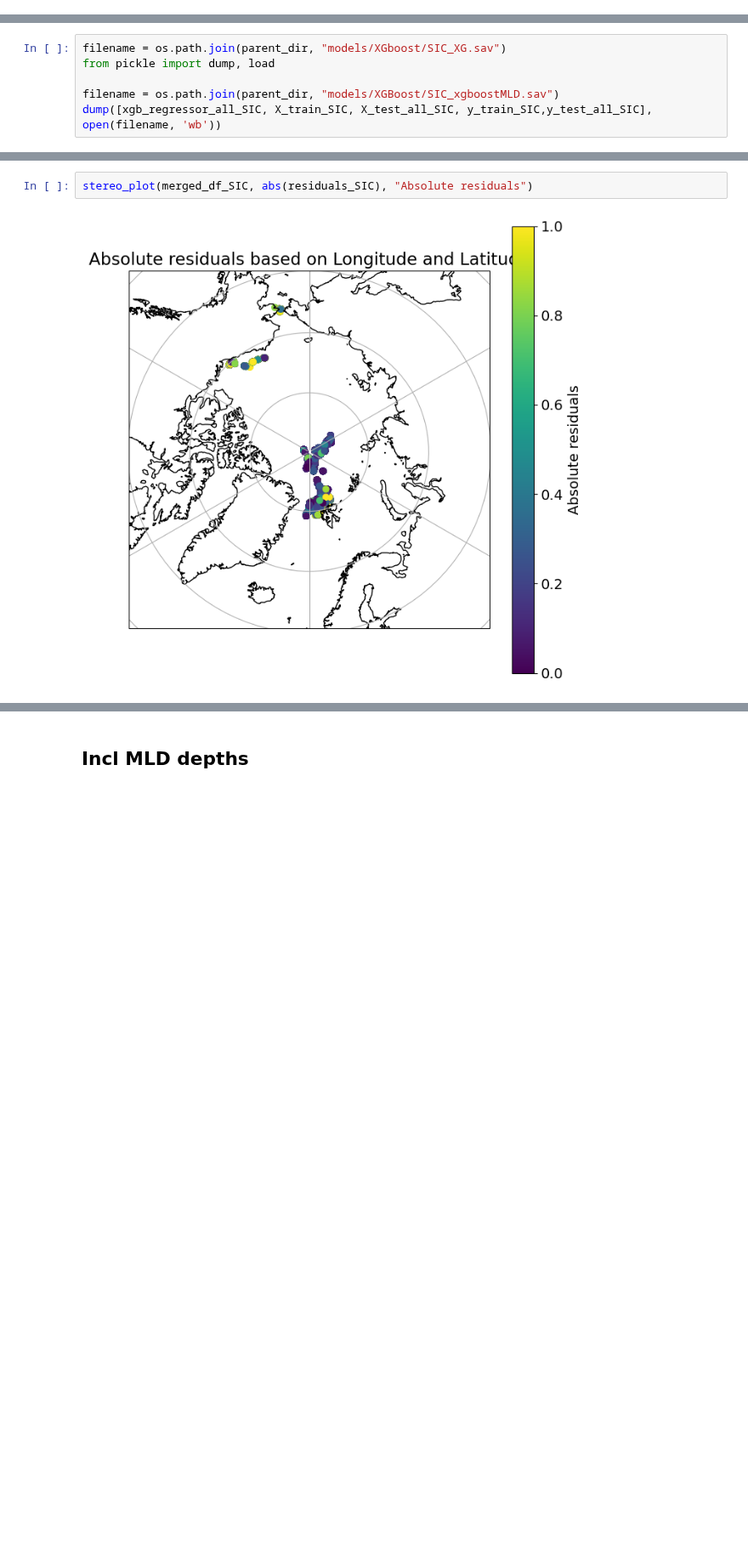
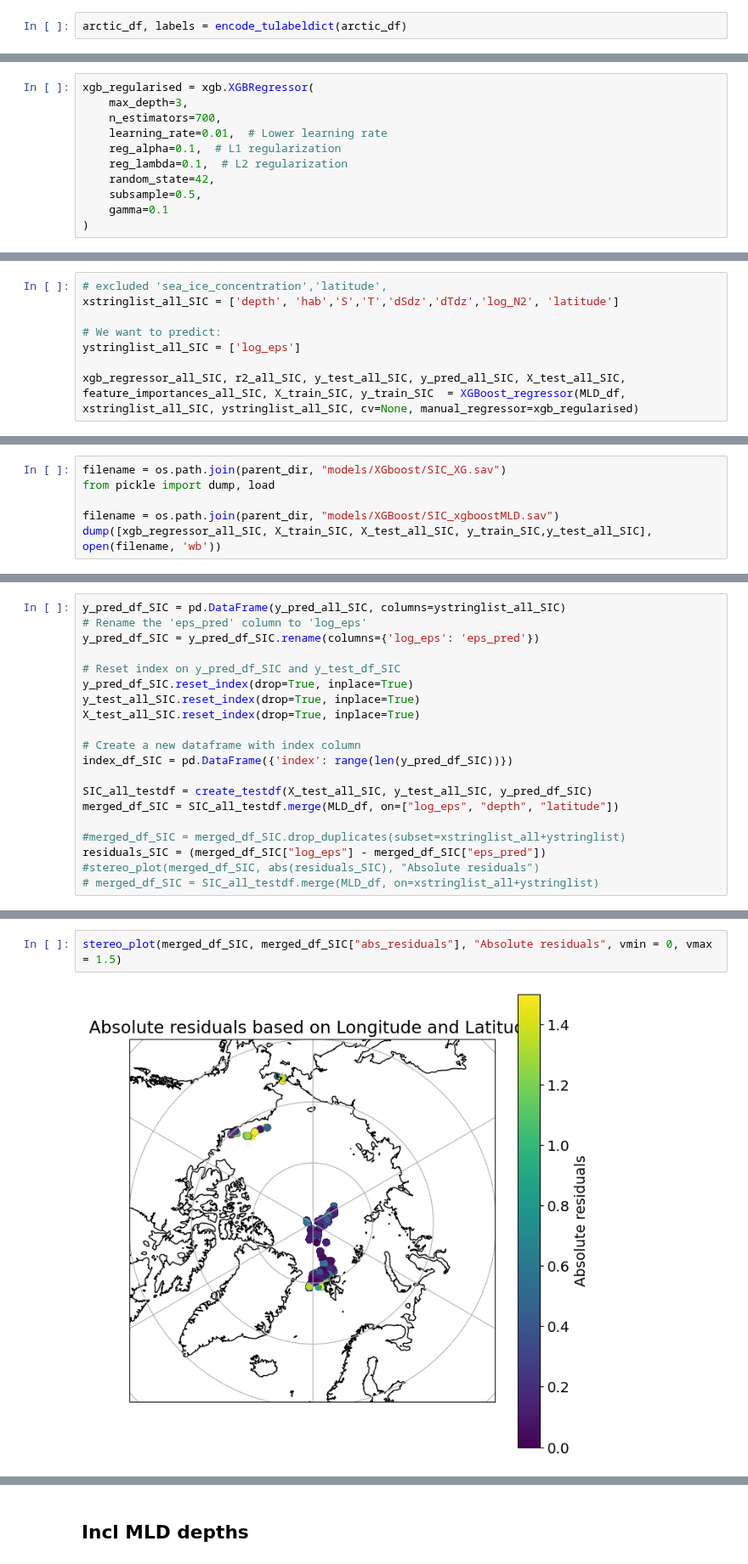
Before and after one commit to lisanneblok/ArcticTurbulence, a Jupyter notebook: notebooks/ML_models/arctic_xgboost.ipynb, the cells around one changed output, grey strips where cells are left out. Shown at 85% size. Cells and saved outputs as stored; diff of their text form; blank space fills up the shorter version.

```diff
--- a/notebooks/ML_models/arctic_xgboost.ipynb
+++ b/notebooks/ML_models/arctic_xgboost.ipynb
@@ -43,4 +46,6 @@ arctic_pkl = os.path.join(parent_dir, 'data/processed/ml_ready/1906_time.pkl')
 arctic_df = pd.read_pickle(arctic_pkl)
+# %%
+arctic_df, labels = encode_tulabeldict(arctic_df)
 # %%
 global_pkl = os.path.join(parent_dir, "data/processed/Mashayek2022/input_microstructure.pkl")
 global_df = pd.read_pickle(global_pkl)
@@ -55,0 +70,11 @@ MLD_df = arctic_df[arctic_df['depth'] >= arctic_df['MLDJ']]
+# %%
+xgb_regularised = xgb.XGBRegressor(
+    max_depth=3,
+    n_estimators=700,
+    learning_rate=0.01,  # Lower learning rate
+    reg_alpha=0.1,  # L1 regularization
+    reg_lambda=0.1,  # L2 regularization
+    random_state=42,
+    subsample=0.5,
+    gamma=0.1
+)
@@ -65,0 +202,8 @@ xgb_regressor_all_SIC, r2_all_SIC, y_test_all_SIC, y_pred_all_SIC, X_test_all_SI
+# %%
+# excluded 'sea_ice_concentration','latitude',
+xstringlist_all_SIC = ['depth', 'hab','S','T','dSdz','dTdz','log_N2', 'latitude']
+
+# We want to predict:
+ystringlist_all_SIC = ['log_eps']
+
+xgb_regressor_all_SIC, r2_all_SIC, y_test_all_SIC, y_pred_all_SIC, X_test_all_SIC, feature_importances_all_SIC, X_train_SIC, y_train_SIC  = XGBoost_regressor(MLD_df, xstringlist_all_SIC, ystringlist_all_SIC, cv=None, manual_regressor=xgb_regularised)
@@ -87,0 +271,20 @@ residuals_SIC = (merged_df_SIC["log_eps"] - merged_df_SIC["eps_pred"])
+# %%
+y_pred_df_SIC = pd.DataFrame(y_pred_all_SIC, columns=ystringlist_all_SIC)
+# Rename the 'eps_pred' column to 'log_eps'
+y_pred_df_SIC = y_pred_df_SIC.rename(columns={'log_eps': 'eps_pred'})
+
+# Reset index on y_pred_df_SIC and y_test_df_SIC
+y_pred_df_SIC.reset_index(drop=True, inplace=True)
+y_test_all_SIC.reset_index(drop=True, inplace=True)
+X_test_all_SIC.reset_index(drop=True, inplace=True)
+
+# Create a new dataframe with index column
+index_df_SIC = pd.DataFrame({'index': range(len(y_pred_df_SIC))})
+
+SIC_all_testdf = create_testdf(X_test_all_SIC, y_test_all_SIC, y_pred_df_SIC)
+merged_df_SIC = SIC_all_testdf.merge(MLD_df, on=["log_eps", "depth", "latitude"])
+
+#merged_df_SIC = merged_df_SIC.drop_duplicates(subset=xstringlist_all+ystringlist)
+residuals_SIC = (merged_df_SIC["log_eps"] - merged_df_SIC["eps_pred"])
+#stereo_plot(merged_df_SIC, abs(residuals_SIC), "Absolute residuals")
+# merged_df_SIC = SIC_all_testdf.merge(MLD_df, on=xstringlist_all+ystringlist)
@@ -88,4 +343,4 @@ residuals_SIC = (merged_df_SIC["log_eps"] - merged_df_SIC["eps_pred"])
 # %%
-stereo_plot(merged_df_SIC, abs(residuals_SIC), "Absolute residuals")
+stereo_plot(merged_df_SIC, merged_df_SIC["abs_residuals"], "Absolute residuals", vmin = 0, vmax = 1.5)
 # %% [output]
-[figure, old version]
+[figure, new version]
```
Also changed, not shown: parts of 60 cells of this notebook, 20 other files.
